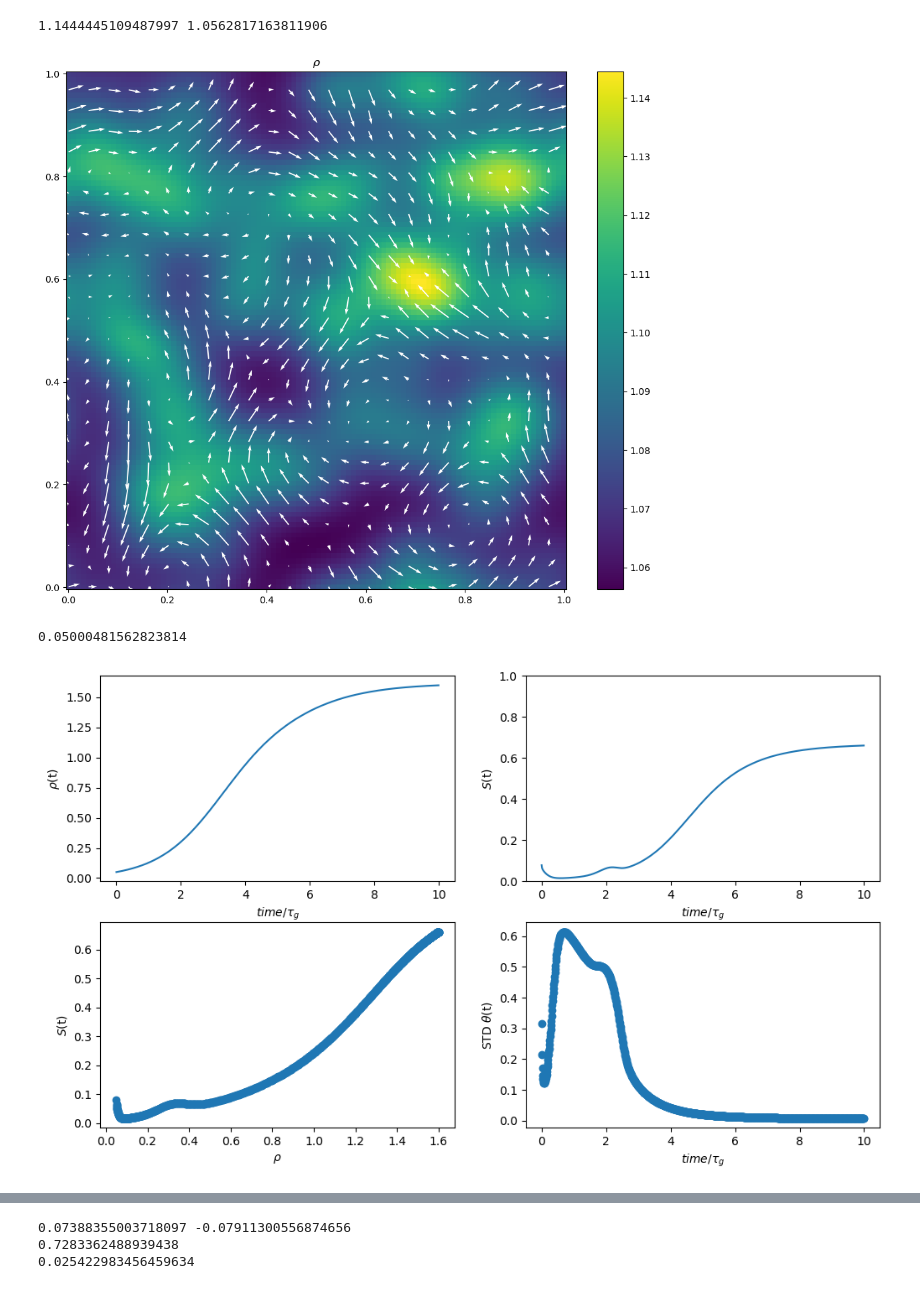
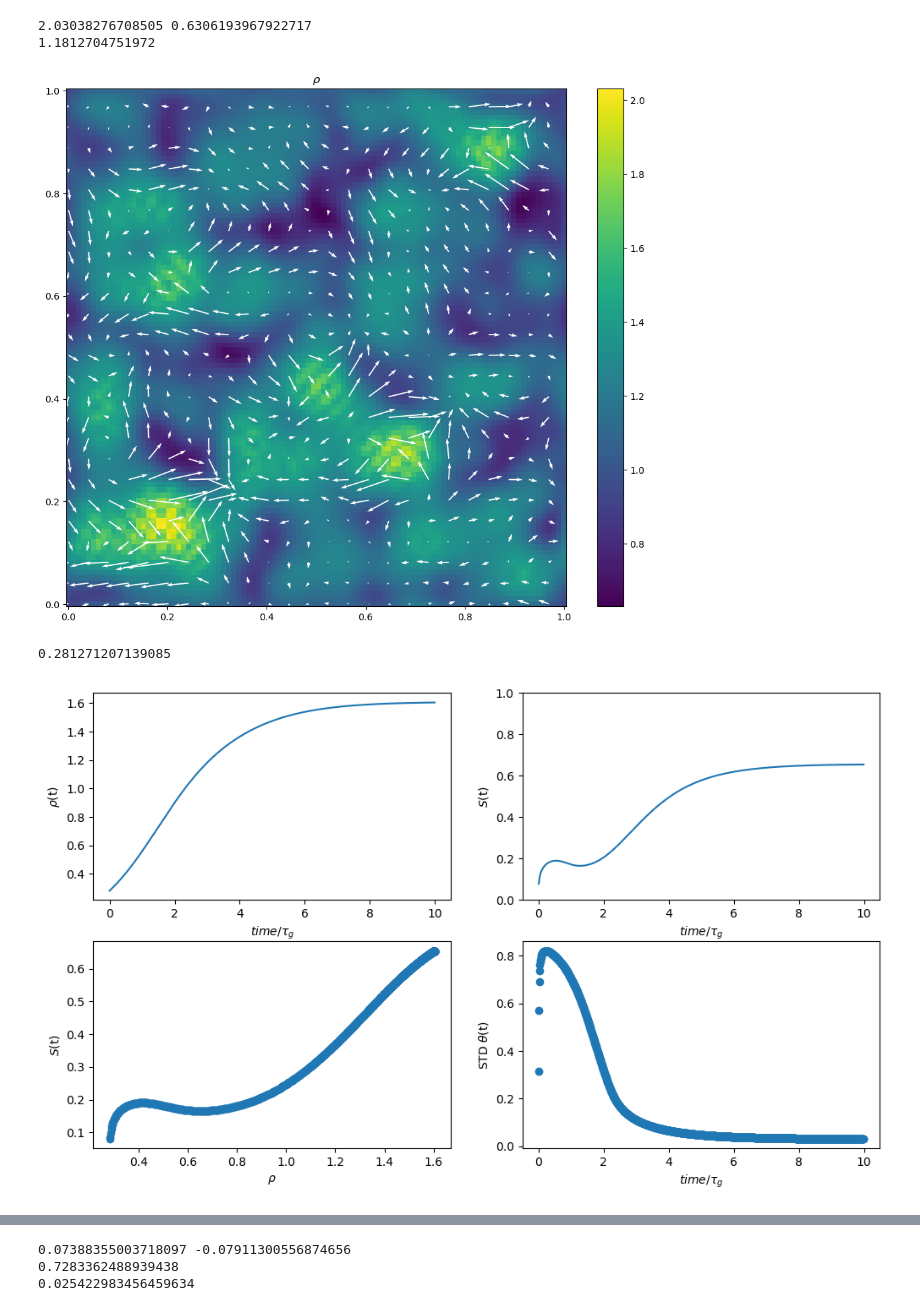
Before and after one commit to toshi-physics/myPSS, a Jupyter notebook: analysis/model_Q_v_rho/display_model_Q_v_rho.ipynb, the cells around one changed output, grey strips where cells are left out. Saved outputs shown, nothing was run; the diff lists cells and outputs as text; code cells hidden in the pictures.

```diff
--- a/analysis/model_Q_v_rho/display_model_Q_v_rho.ipynb
+++ b/analysis/model_Q_v_rho/display_model_Q_v_rho.ipynb
@@ -5,7 +5,7 @@ import json, os
 # %%
 run = 3
 Gamma0 = 5.00
-rhoseed = 0.16#0.9#0.16
+rhoseed = 3.3 #0.9#0.16
 Pii     = 0.15
 
 lp = 1
@@ -13,7 +13,7 @@ lq = 1
 ld = 2
 lc = 5
 
-pdir = '../../data/model_Q_v_rho/gamma0_{:1.1f}_rhoseed_{:1.2f}_pi_{:1.1f}/lp_{:1.2f}_lq_{:1.2f}_ld_{:1.2f}_lc_{:1.2f}/run_{:d}/'.format(Gamma0, rhoseed, Pii, lp, lq, ld, lc, run)
+pdir = '../../data/model_Q_v_rho/gamma0_{:1.1f}_rhoseed_{}_pi_{:1.1f}/lp_{:1.2f}_lq_{:1.2f}_ld_{:1.2f}_lc_{:1.2f}/run_{:d}/'.format(Gamma0, rhoseed, Pii, lp, lq, ld, lc, run)
 
 datadir = pdir+'data/'
 
@@ -47,28 +47,30 @@ times = np.arange(0, n_dump, 1)*dt_dump
 # %%
 import matplotlib.pyplot as plt
 from matplotlib.colors import LinearSegmentedColormap
 
 fig, ax=plt.subplots(figsize=(12,10))
 #colors = ['#c1272d', '#eecc16','#008176','#0000a7']
 #cmap1 = LinearSegmentedColormap.from_list("mycmap", colors)
-n=450
+n=70
 
 field = np.loadtxt(datadir+'rho.csv.{:d}'.format(n), delimiter=',')
 vx = np.loadtxt(datadir+'vx.csv.{:d}'.format(n), delimiter=',')
 vy = np.loadtxt(datadir+'vy.csv.{:d}'.format(n), delimiter=',')
 p_factor = 4
 vx = pixelate(vx, p_factor)
 vy = pixelate(vy, p_factor)
 
 fmax = np.max(field); fmin=np.min(field); print(fmax, fmin)
+print(np.average(field))
 #ctrf = [ax.pcolormesh(xv, yv, S_sqrd[i], cmap=cmap1, vmin=0, vmax=Smax), ax.quiver(xv,yv,nx[i],ny[i], color='w')]
 ctrf = [ax.pcolormesh(xv, yv, field, vmin=fmin, vmax=fmax), ax.quiver(xv[::p_factor, ::p_factor], yv[::p_factor, ::p_factor], vx[::p_factor, ::p_factor], vy[::p_factor, ::p_factor], color='w')]
 plt.colorbar(ctrf[0])
 plt.title(r"$\rho$")
 plt.show()
 # %% [output]
-1.1444445109487997 1.0562817163811906
+2.03038276708505 0.6306193967922717
+1.1812704751972
-[figure, old version]
+[figure, new version]
 # %%
 Rho = np.loadtxt(pdir+'/processed_data/meanrho.csv', delimiter=',')
 print(Rho[0])
@@ -82,6 +84,6 @@ ax[0,1].set_ylim(0,1);
 ax[1,0].scatter(Rho, Ssum); ax[1,0].set_xlabel(r'$\rho$'); ax[1,0].set_ylabel(r'$S$(t)');
 ax[1,1].scatter(times, stdtheta); ax[1,1].set_xlabel(r'$time/\tau_g$'); ax[1,1].set_ylabel(r'STD $\theta$(t)');
 # %% [output]
-0.05000481562823814
+0.281271207139085
-[figure, old version]
+[figure, new version]
 # %%
```
Also changed, not shown: parts of 2 cells of this notebook, 2 other files.
